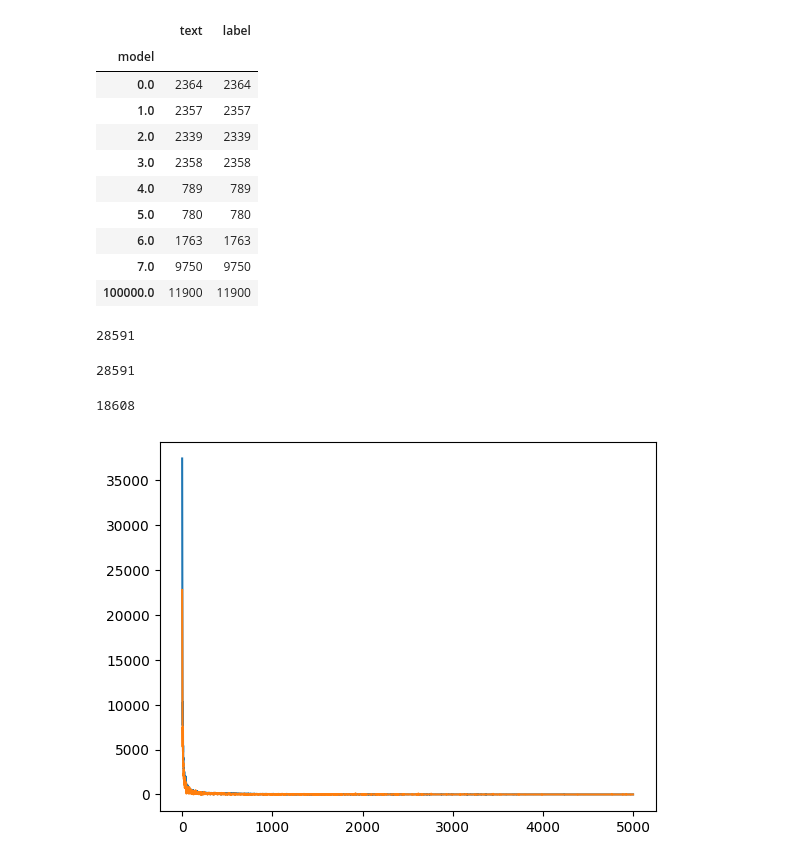
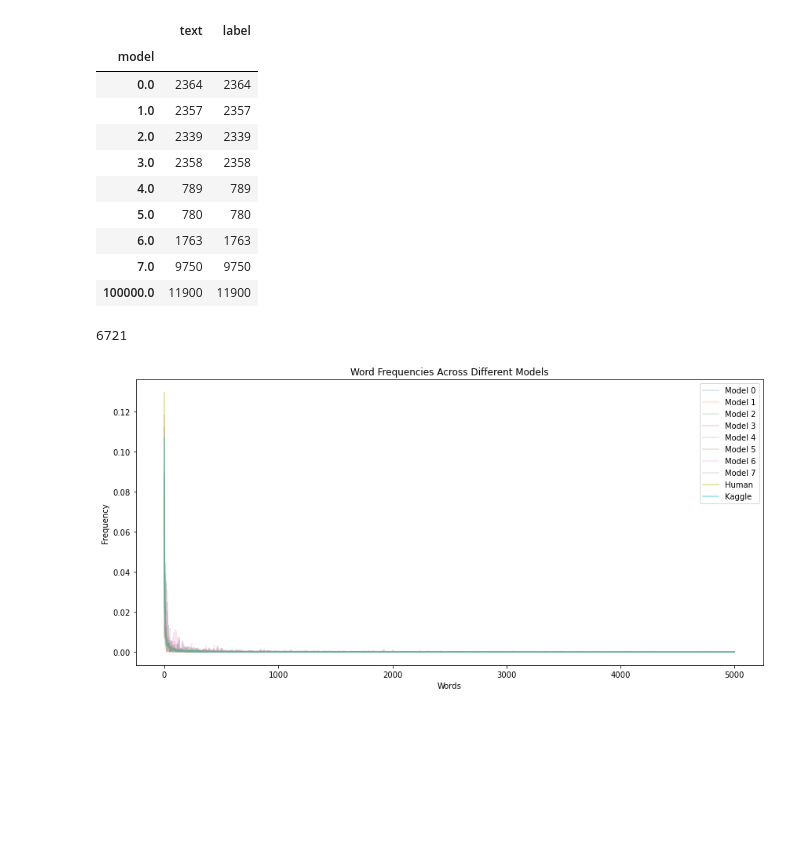
Before and after one commit to ZhongyuXu/SMLA1, a Jupyter notebook: word_dist.ipynb, the cells around one changed output. Cells and saved outputs as stored; diff of their text form; code cells hidden in the pictures; blank space fills up the shorter version.

Commit message:
balanced_data

```diff
--- a/word_dist.ipynb
+++ b/word_dist.ipynb
@@ -19,6 +19,9 @@ df2['model'].fillna(100000, inplace=True)
 df_comb = pd.concat([df1, df2],axis=0,ignore_index=True)
 
 display(df_comb.groupby(df_comb['model']).count())
+
+file_path_3 = 'data/test_set.json'
+df_Kaggle = pd.read_json(file_path_3, lines=True)
 # %% [output]
 |  | text | label |
 | model |  |  |
@@ -43,6 +46,7 @@ m6 = df_comb.loc[df_comb['model']==6]
 m7 = df_comb.loc[df_comb['model']==7]
 mh = df_comb.loc[df_comb['model']==100000]
 # %%
+# Get text generated per model
 t0 = m0['text']
 t1 = m1['text']
 t2 = m2['text']
@@ -52,7 +56,9 @@ t5 = m5['text']
 t6 = m6['text']
 t7 = m7['text']
 th = mh['text']
+tKaggle = df_Kaggle['text']
 # %%
+# flatten the text to list in order to count
 flattened_t0 = [element for sublist in t0 for element in sublist]
 flattened_t1 = [element for sublist in t1 for element in sublist]
 flattened_t2 = [element for sublist in t2 for element in sublist]
@@ -62,6 +68,7 @@ flattened_t5 = [element for sublist in t5 for element in sublist]
 flattened_t6 = [element for sublist in t6 for element in sublist]
 flattened_t7 = [element for sublist in t7 for element in sublist]
 flattened_th = [element for sublist in th for element in sublist]
+flattened_tKaggle = [element for sublist in tKaggle for element in sublist]
 # %%
 # Count the frequencies of each element in the list
 word_frequencies_t0 = Counter(flattened_t0)
@@ -73,35 +80,10 @@ word_frequencies_t5 = Counter(flattened_t5)
 word_frequencies_t6 = Counter(flattened_t6)
 word_frequencies_t7 = Counter(flattened_t7)
 word_frequencies_th = Counter(flattened_th)
+word_frequencies_tKaggle = Counter(flattened_tKaggle)
 
 # for element, frequency in element_frequencies.items():
 #     print(f"Element {element} appears {frequency} times.")
-word_frequencies_t0[1]
+word_frequencies_tKaggle[1]
 # %% [output]
-28591
+6721
-# %%
-# Extract keys (categories) and values (counts) from the dictionary
-word_frequencies_t0 = {k: word_frequencies_t0[k] for k in sorted(word_frequencies_t0)}
-display(word_frequencies_t0[1])
-words_0 = list(word_frequencies_t0.keys())
-counts_0 = list(word_frequencies_t0.values())
-
-word_frequencies_t1 = {k: word_frequencies_t1[k] for k in sorted(word_frequencies_t1)}
-display(word_frequencies_t1[1])
-words_1 = list(word_frequencies_t1.keys())
-counts_1 = list(word_frequencies_t1.values())
-
-# Create a bar chart
-plt.plot(words_0, counts_0)
-plt.plot(words_1, counts_1)
-# Add labels and title
-# plt.xlabel('Fruits')
-# plt.ylabel('Counts')
-# plt.title('Fruit Counts')
-
-# Show the plot
-plt.show()
-# %% [output]
-28591
-18608
-[figure, removed]
@@ -107,0 +136,30 @@ plt.show()
+# %%
+# Plot the relative frequencies of all model using all the words
+
+# Create subplots
+fig, ax = plt.subplots(figsize=(12, 6))
+
+# Create lines for each model with transparency
+for i in range(8):
+    # Ensure that all counts_i lists have the same length as words_0
+    words_i = locals()[f"words_{i}"]
+    counts_i = locals()[f'counts_{i}']
+    ax.plot(words_i, counts_i, label=f'Model {i}', alpha=0.2)
+
+ax.plot(words_h, counts_h, label='Human', alpha=0.5)
+ax.plot(words_Kaggle, counts_Kaggle, label='Kaggle', alpha=0.5)
+
+
+# Add labels and title
+ax.set_xlabel('Words')
+ax.set_ylabel('Frequency')
+ax.set_title('Word Frequencies Across Different Models')
+
+# Add legend
+ax.legend()
+
+# Show the plot
+plt.tight_layout()
+plt.show()
+# %% [output]
+[figure, added]
```
Also changed, not shown: parts of 4 cells of this notebook, 5 other files.
